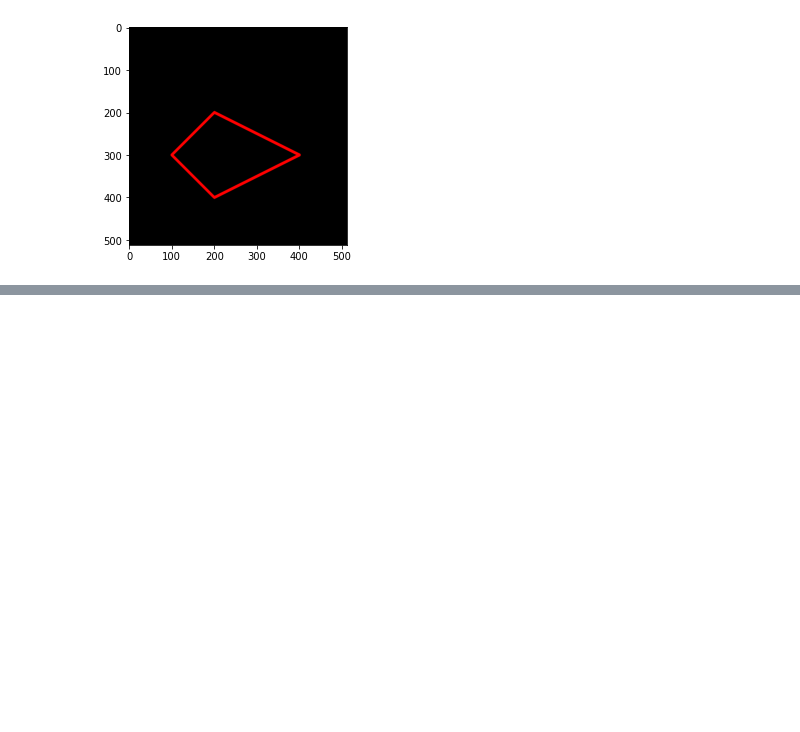
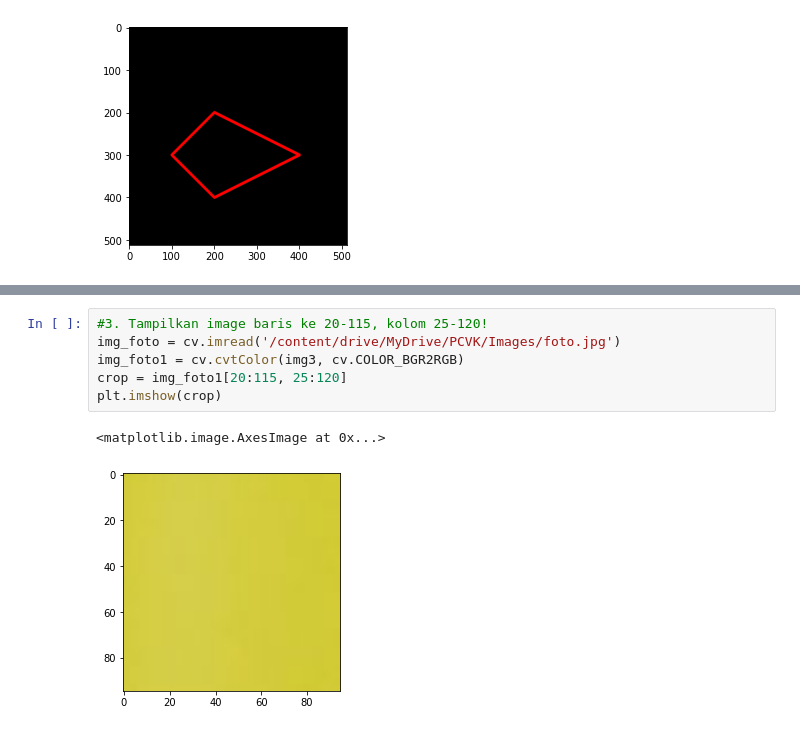
Before and after one commit to RinaHariyanti/PCVK_Genap_2023, a Jupyter notebook: Week2.ipynb, the cells around one changed output, grey strips where cells are left out. Drawn from its saved outputs; the diff is of its cells as text; blank space fills up the shorter version.

```diff
--- a/Week2.ipynb
+++ b/Week2.ipynb
@@ -130,0 +155,9 @@ plt.imshow(black_img2)
+# %%
+#3. Tampilkan image baris ke 20-115, kolom 25-120!
+img_foto = cv.imread('/content/drive/MyDrive/PCVK/Images/foto.jpg')
+img_foto1 = cv.cvtColor(img3, cv.COLOR_BGR2RGB)
+crop = img_foto1[20:115, 25:120]
+plt.imshow(crop)
+# %% [output]
+<matplotlib.image.AxesImage at 0x...>
+[figure, added]
```
Also changed, not shown: parts of 11 cells of this notebook.
